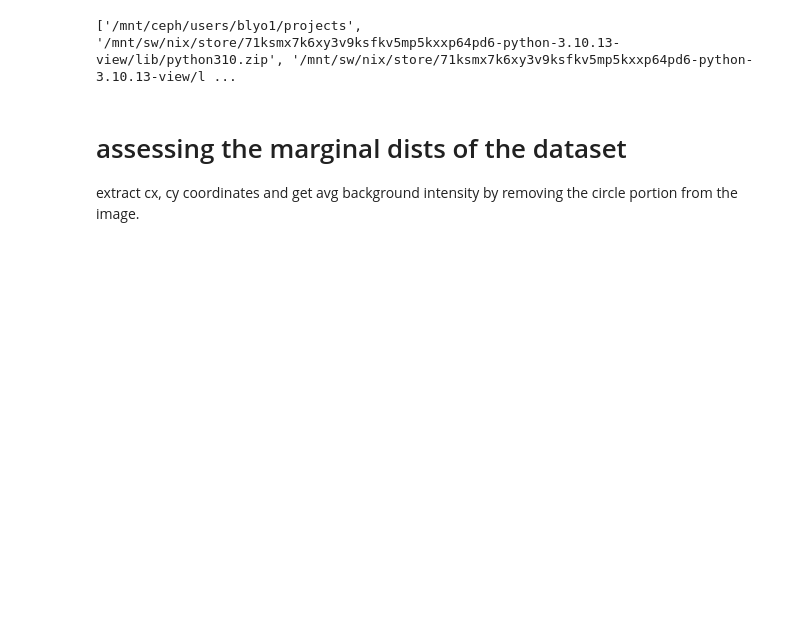
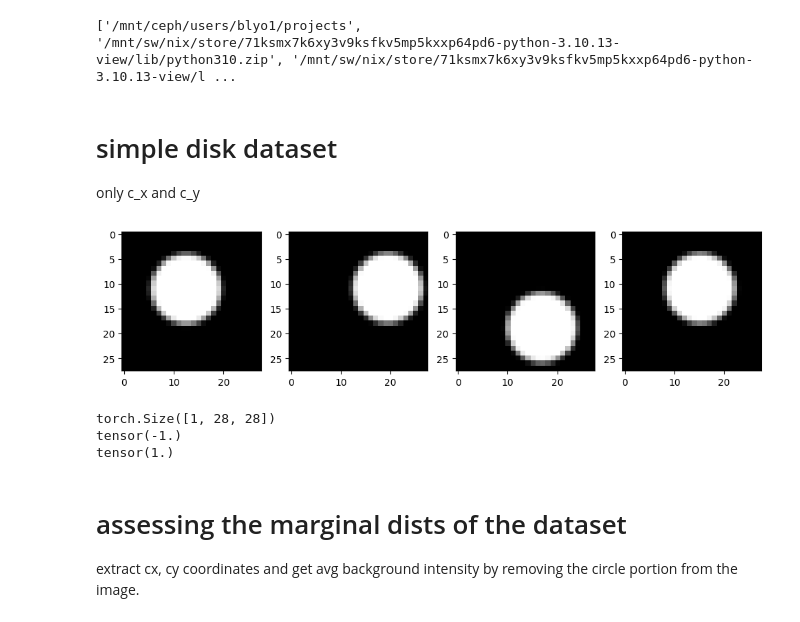
Before and after one commit to lyob/hdiva, a Jupyter notebook: a_datasets/disks/disks.ipynb, the cells around one changed output. Drawn from its saved outputs; the diff is of its cells as text; code cells hidden in the pictures; blank space fills up the shorter version.

Commit message:
updates to datasets including new ones

```diff
--- a/a_datasets/disks.ipynb
+++ b/a_datasets/disks/disks.ipynb
@@ -15,6 +15,45 @@ print(sys.path)
 %autoreload 2
 # %% [output]
 ['/mnt/ceph/users/blyo1/projects', '/mnt/sw/nix/store/71ksmx7k6xy3v9ksfkv5mp5kxxp64pd6-python-3.10.13-view/lib/python310.zip', '/mnt/sw/nix/store/71ksmx7k6xy3v9ksfkv5mp5kxxp64pd6-python-3.10.13-view/l ...
+# %% [markdown]
+# simple disk dataset
+
+only c_x and c_y
+# %%
+from a_datasets.disks.data import load_simple_disk_dataset
+
+data, (x,y) = load_simple_disk_dataset()
+# %%
+# plot N of them
+# from utils.plotting import plot_N_strips_of_M_images
+
+fig, ax = plt.subplots(1, 4, figsize=(12, 4))
+for ii in range(len(ax)):
+    ax[ii].imshow(data[ii].squeeze(), cmap='grey', vmin=0, vmax=1)
+
+# plot_N_strips_of_M_images(3, 4, disks[:12])
+# %% [output]
+[figure, added]
+# %%
+from torchvision import transforms
+
+from a_datasets.custom_dataset_classes import CustomTensorDataset
+
+transform = transforms.Compose(
+    [
+        transforms.Normalize((0.5,), (0.5,)),
+    ]
+)
+train_dataset = CustomTensorDataset(data, transform)
+
+input_img = train_dataset[31]
+print(input_img.shape)
+print(input_img.min())
+print(input_img.max())
+# %% [output]
+torch.Size([1, 28, 28])
+tensor(-1.)
+tensor(1.)
 # %% [markdown]
 # assessing the marginal dists of the dataset
 extract cx, cy coordinates and get avg background intensity by removing the circle portion from the image.
```
Also changed, not shown: parts of 19 cells of this notebook, 33 other files.
